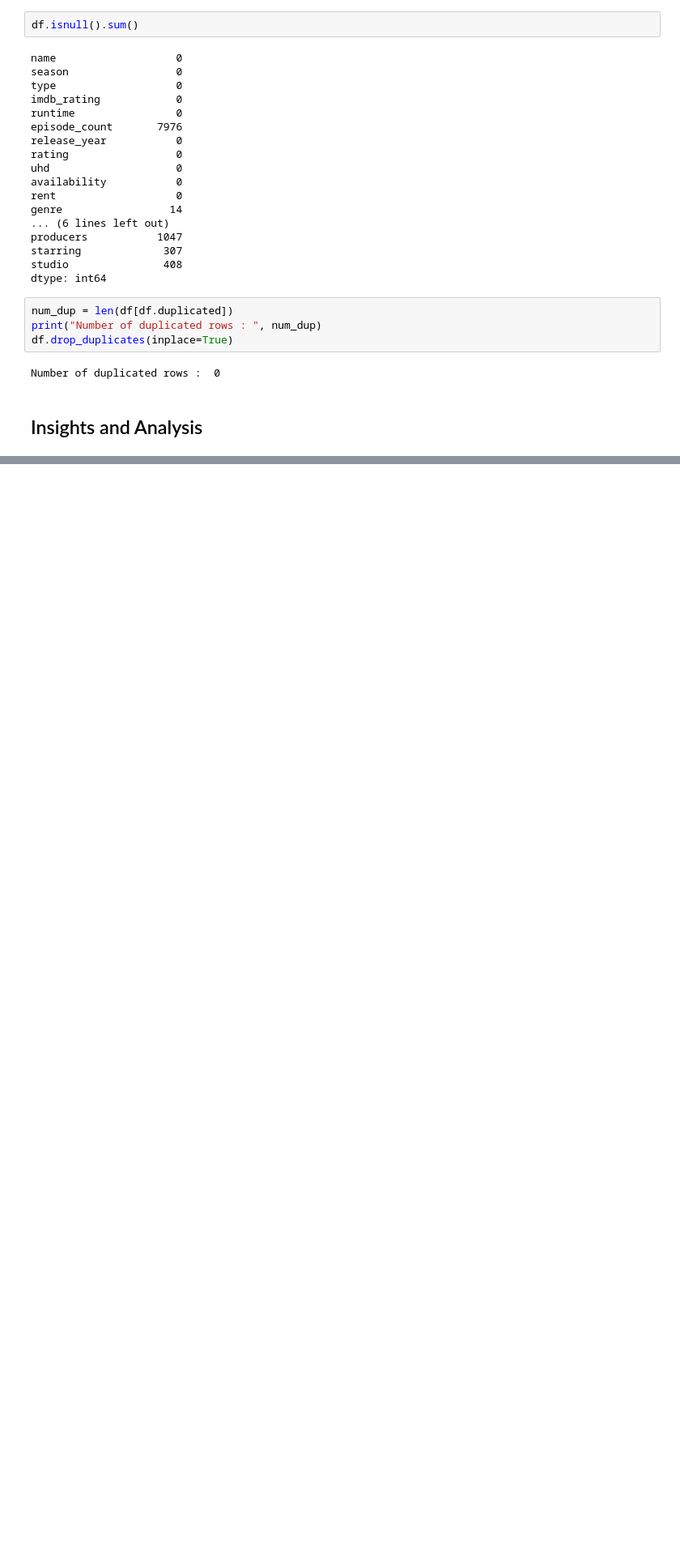
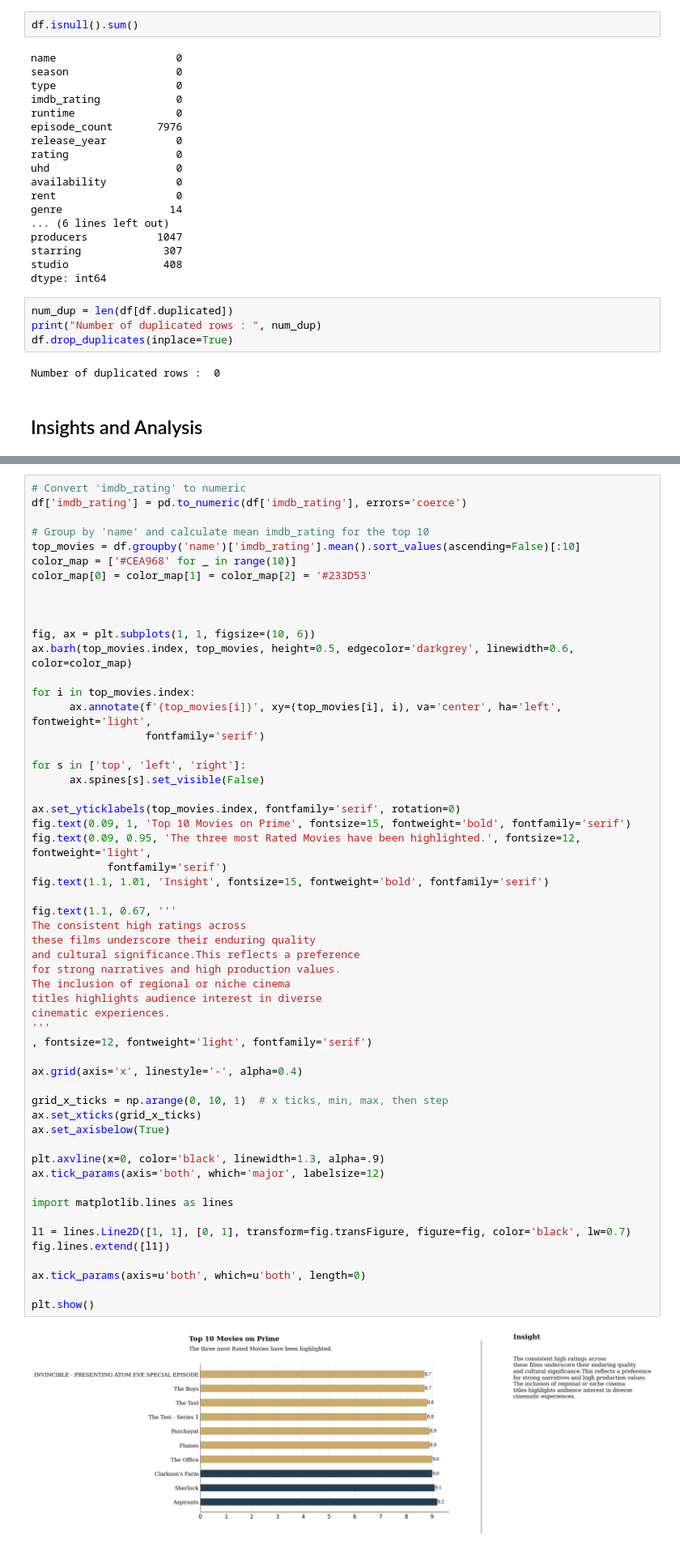
Before and after one commit to Nirajjj11/ml_learning, a Jupyter notebook: eda/eda_on_AmazonPrime.ipynb, the cells around one changed output, grey strips where cells are left out. Shown at 81% size. Drawn from its saved outputs; the diff is of its cells as text; blank space fills up the shorter version.

```diff
--- a/eda/eda_on_AmazonPrime.ipynb
+++ b/eda/eda_on_AmazonPrime.ipynb
@@ -273,0 +349,57 @@ Number of duplicated rows :  0
+# %%
+# Convert 'imdb_rating' to numeric
+df['imdb_rating'] = pd.to_numeric(df['imdb_rating'], errors='coerce')
+
+# Group by 'name' and calculate mean imdb_rating for the top 10
+top_movies = df.groupby('name')['imdb_rating'].mean().sort_values(ascending=False)[:10]
+color_map = ['#CEA968' for _ in range(10)]
+color_map[0] = color_map[1] = color_map[2] = '#233D53'
+
+
+
+fig, ax = plt.subplots(1, 1, figsize=(10, 6))
+ax.barh(top_movies.index, top_movies, height=0.5, edgecolor='darkgrey', linewidth=0.6, color=color_map)
+
+for i in top_movies.index:
+      ax.annotate(f'{top_movies[i]}', xy=(top_movies[i], i), va='center', ha='left', fontweight='light',
+                  fontfamily='serif')
+
+for s in ['top', 'left', 'right']:
+      ax.spines[s].set_visible(False)
+
+ax.set_yticklabels(top_movies.index, fontfamily='serif', rotation=0)
+fig.text(0.09, 1, 'Top 10 Movies on Prime', fontsize=15, fontweight='bold', fontfamily='serif')
+fig.text(0.09, 0.95, 'The three most Rated Movies have been highlighted.', fontsize=12, fontweight='light',
+            fontfamily='serif')
+fig.text(1.1, 1.01, 'Insight', fontsize=15, fontweight='bold', fontfamily='serif')
+
+fig.text(1.1, 0.67, '''
+The consistent high ratings across
+these films underscore their enduring quality
+and cultural significance.This reflects a preference
+for strong narratives and high production values.
+The inclusion of regional or niche cinema
+titles highlights audience interest in diverse
+cinematic experiences.
+'''
+, fontsize=12, fontweight='light', fontfamily='serif')
+
+ax.grid(axis='x', linestyle='-', alpha=0.4)
+
+grid_x_ticks = np.arange(0, 10, 1)  # x ticks, min, max, then step
+ax.set_xticks(grid_x_ticks)
+ax.set_axisbelow(True)
+
+plt.axvline(x=0, color='black', linewidth=1.3, alpha=.9)
+ax.tick_params(axis='both', which='major', labelsize=12)
+
+import matplotlib.lines as lines
+
+l1 = lines.Line2D([1, 1], [0, 1], transform=fig.transFigure, figure=fig, color='black', lw=0.7)
+fig.lines.extend([l1])
+
+ax.tick_params(axis=u'both', which=u'both', length=0)
+
+plt.show()
+# %% [output]
+[figure, added]
```
Also changed, not shown: parts of 5 cells of this notebook.
